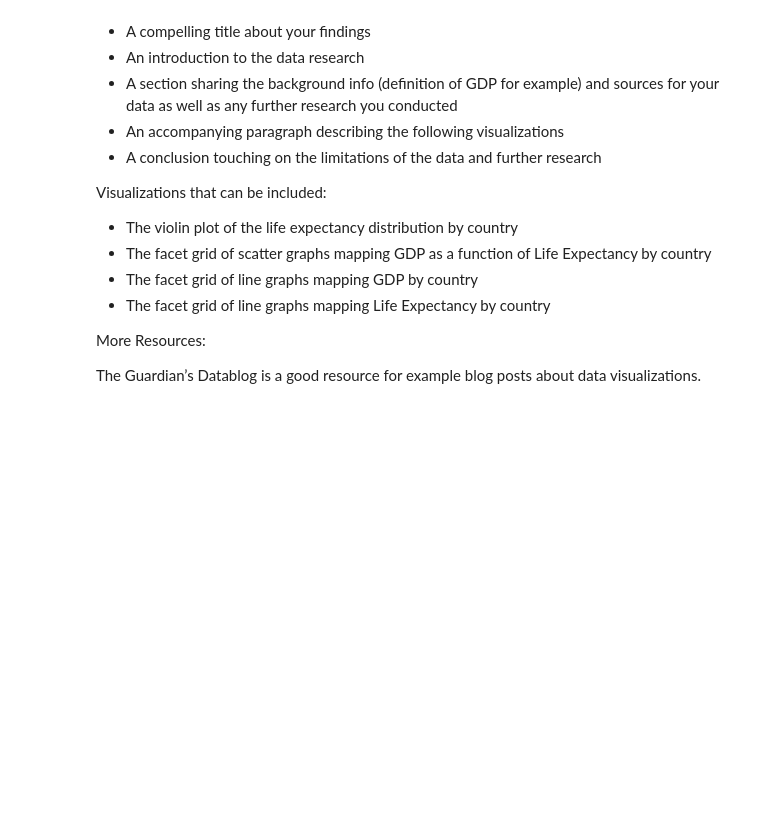
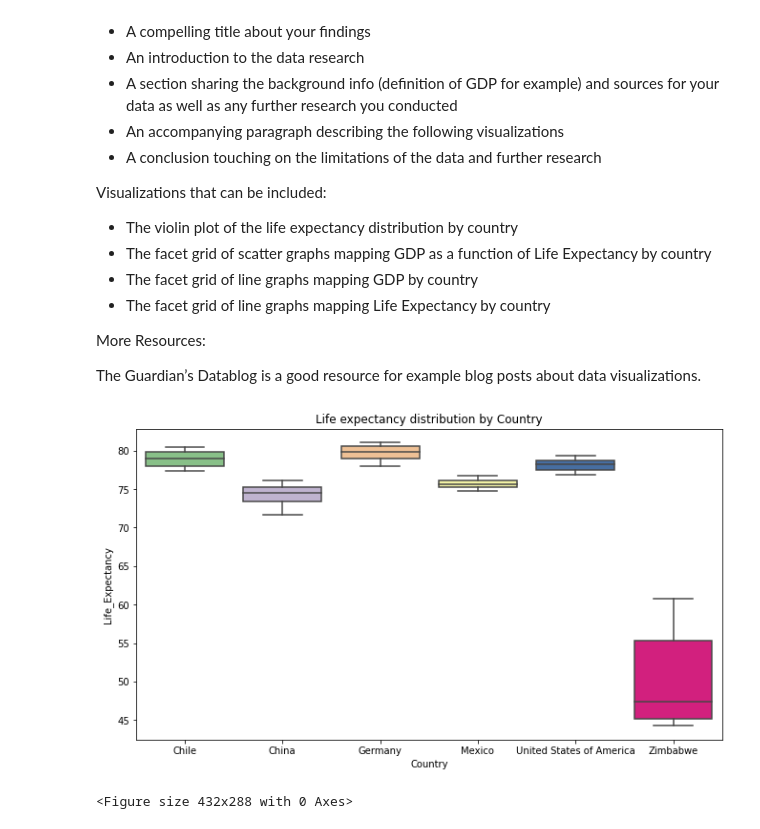
Before and after one commit to Luc-Emile/Luc-Emile-codecademy-life-expectancy-gdp-project, a Jupyter notebook: life_expectancy_gdp.ipynb, the cells around one changed output. Drawn from its saved outputs; the diff is of its cells as text; code cells hidden in the pictures; blank space fills up the shorter version.

Commit message:
images and versioning of code

```diff
--- a/life_expectancy_gdp.ipynb
+++ b/life_expectancy_gdp.ipynb
@@ -364,3 +364,13 @@ Visualizations that can be included:
 More Resources:
 
 The Guardian’s Datablog is a good resource for example blog posts about data visualizations.
+# %%
+# The violin plot of the life expectancy distribution by country
+plt.figure(figsize=(11, 6))
+sns.boxplot(x='Country', y='Life_Expectancy', data=all_data, palette='Accent')
+plt.title("Life expectancy distribution by Country")
+plt.show()
+plt.savefig('violin_plot_life-expc_by_country.png')
+# %% [output]
+[figure, added]
+<Figure size 432x288 with 0 Axes>
```
Also changed, not shown: parts of 2 cells of this notebook, 10 other files.
